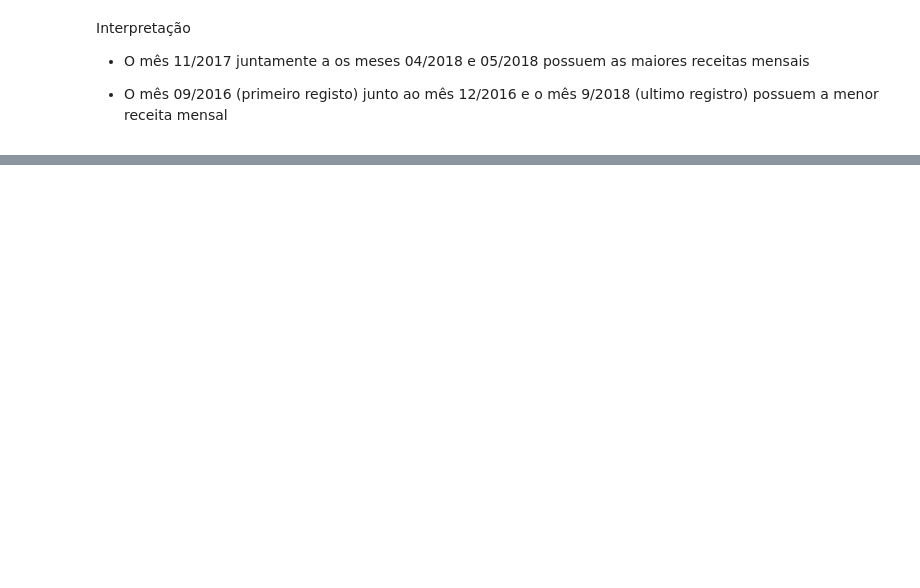
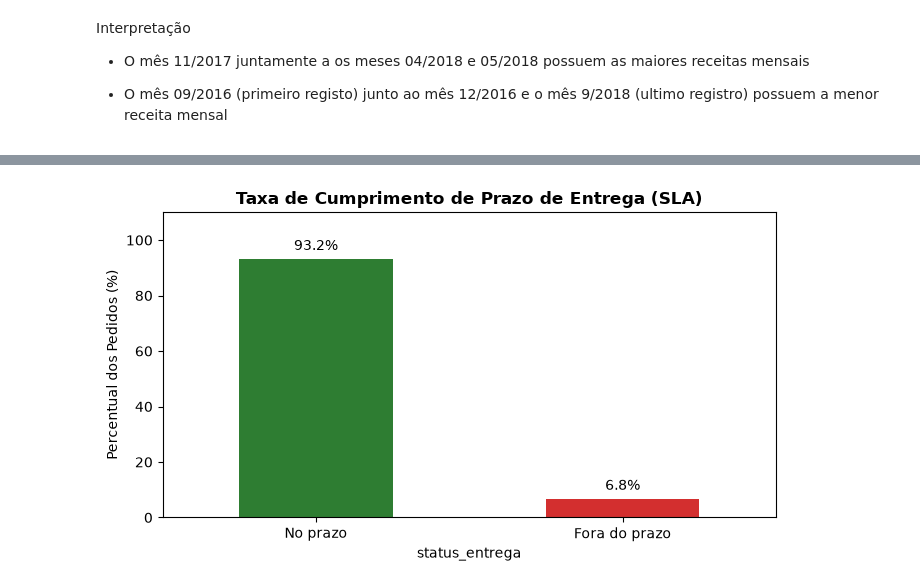
Before and after one commit to pedrohnh06/ecommerce-data-analytics, a Jupyter notebook: notebooks/01_exploracao.ipynb, the cells around one changed output, grey strips where cells are left out. Cells and saved outputs as stored; diff of their text form; code cells hidden in the pictures; blank space fills up the shorter version.

Commit message:
feat: analise logistica de entrega, impacto em reviews e diagnostico por estado

```diff
--- a/notebooks/01_exploracao.ipynb
+++ b/notebooks/01_exploracao.ipynb
@@ -171,0 +196,43 @@ plt.show()
+# %%
+sql="""
+
+SELECT
+    customer_id,
+    order_purchase_timestamp AS data_da_compra,
+    order_delivered_customer_date data_da_entrega,
+    order_estimated_delivery_date AS data_estimada,
+
+    DATE(order_delivered_customer_date) - DATE(order_purchase_timestamp) AS tempo_entrega,
+
+    CASE
+        WHEN DATE(order_delivered_customer_date) <= DATE(order_estimated_delivery_date)
+        THEN 'No prazo'
+        ELSE 'Fora do prazo'
+    END AS status_entrega
+
+FROM orders
+WHERE order_status = 'delivered';
+"""
+
+df_entrega_geral = pd.read_sql_query(sql, engine)
+df_entrega_geral.head()
+# %%
+# Calcula a porcentagem de cada status
+perc = df_entrega_geral['status_entrega'].value_counts(normalize=True) * 100
+
+cores = ['#2e7d32' if status == 'No prazo' else '#d32f2f' for status in perc.index]
+
+plt.figure(figsize=(7, 4))
+ax = perc.plot.bar(color=cores, rot=0)
+
+# Rótulo em formato de porcentagem (ex: 92.1%)
+labels = [f'{val:.1f}%' for val in perc]
+ax.bar_label(ax.containers[0], labels=labels, padding=4)
+
+plt.title('Taxa de Cumprimento de Prazo de Entrega (SLA)', fontsize=12, fontweight='bold')
+plt.ylabel('Percentual dos Pedidos (%)')
+plt.ylim(top=110) # Para dar folga até 100%
+plt.tight_layout()
+plt.show()
+# %% [output]
+[figure, added]
```
Also changed, not shown: parts of 15 cells of this notebook, 2 other files.
